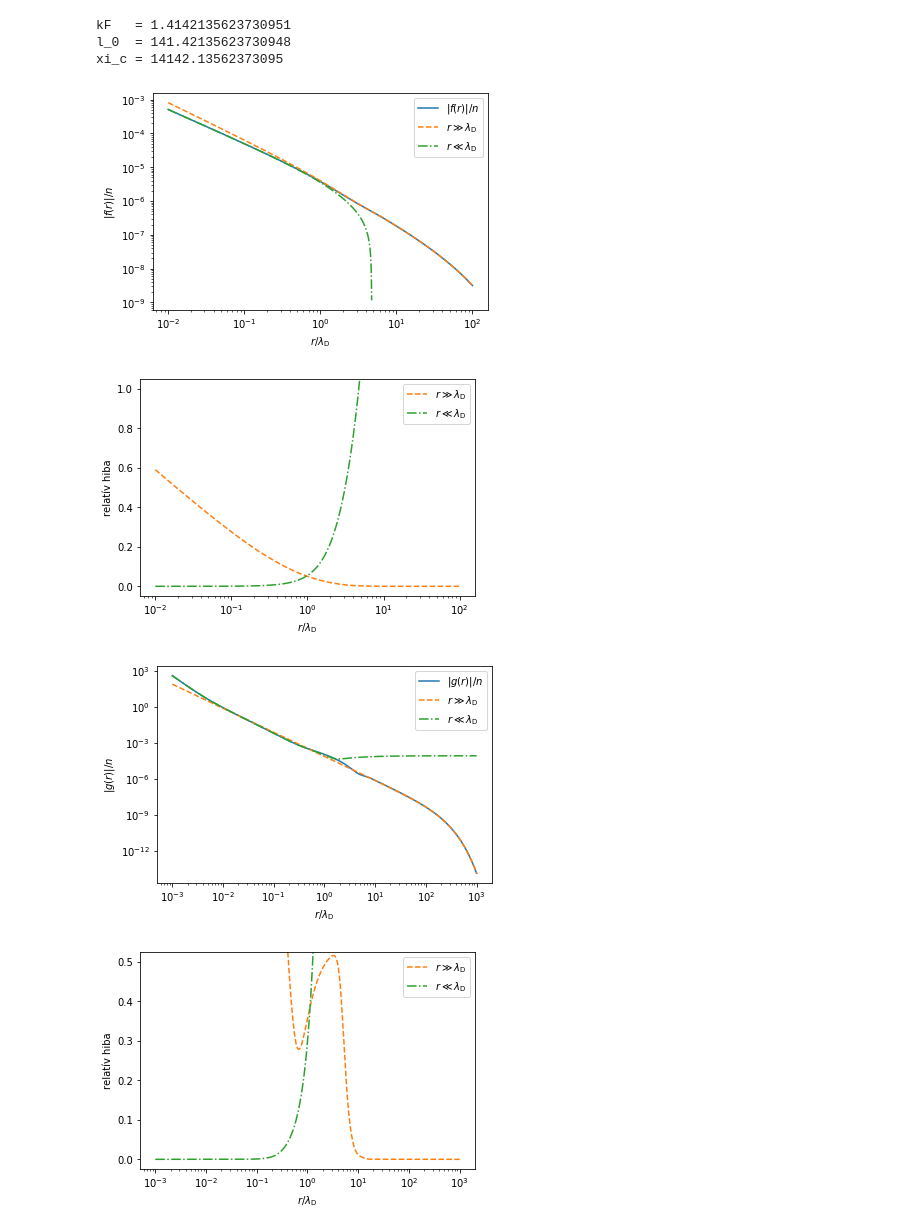
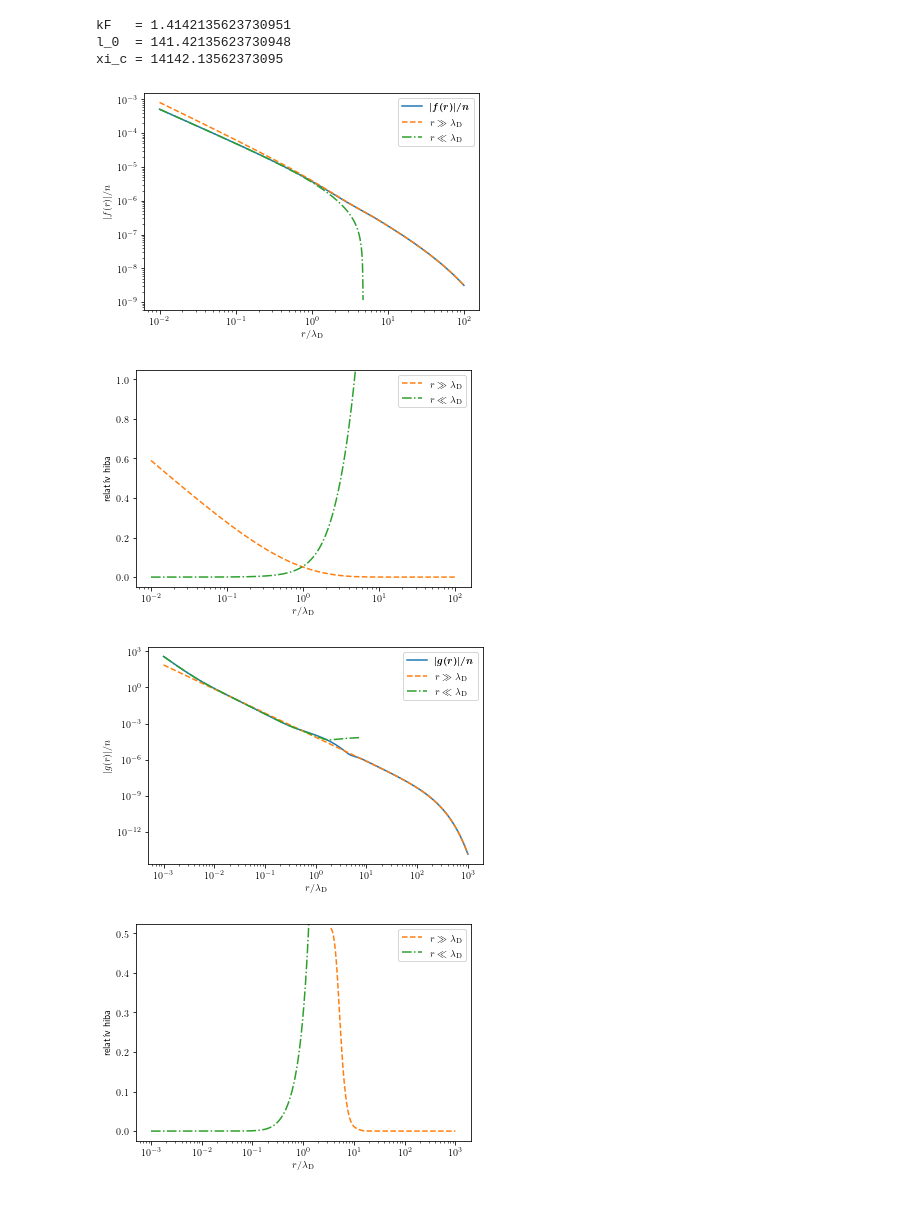
Before and after one commit to Il-Capitano/bsc-thesis, a Jupyter notebook: python/superconducting_state.ipynb, the cells around one changed output. Cells and saved outputs as stored; diff of their text form; code cells hidden in the pictures; blank space fills up the shorter version.

```diff
--- a/python/superconducting_state.ipynb
+++ b/python/superconducting_state.ipynb
@@ -2,6 +2,8 @@
 import numpy as np
 import matplotlib.pyplot as plt
 from scipy import integrate, special
+plt.rcParams['text.usetex'] = True
+plt.rcParams['text.latex.preamble'] = r'\usepackage{bm}'
 # %%
 delta = 0.0001
 w0 = 0.01
@@ -53,30 +55,30 @@ near_field_fs = calc_near_field_fs(rs) / n
 # %%
 rs_norm = rs / l_0
 
 plt.figure(1)
-plt.loglog(rs_norm, np.abs(fs), label='$|f(r)| / n$')
+plt.loglog(rs_norm, np.abs(fs), label=r'$\boldsymbol{|f(r)| / n}$')
 plt.plot(rs_norm, np.abs(far_field_fs), '--', label=r'$r \gg \lambda_\mathrm{D}$')
 plt.plot(rs_norm[:669], np.abs(near_field_fs)[:669], '-.', label=r'$r \ll \lambda_\mathrm{D}$')
 plt.xlabel(r'$r / \lambda_\mathrm{D}$')
 plt.ylabel(r'$|f(r)| / n$')
 plt.legend()
 
 plt.savefig("../latex/F_sc.pdf", format="pdf", bbox_inches="tight")
 
 plt.figure(2)
 plt.semilogx(rs_norm, np.abs(fs - far_field_fs) / np.abs(fs), '--', label=r'$r \gg \lambda_\mathrm{D}$', color='tab:orange')
 plt.plot(rs_norm, np.abs(fs - near_field_fs) / np.abs(fs), '-.', label=r'$r \ll \lambda_\mathrm{D}$', color='tab:green')
 plt.ylim([-0.05, 1.05])
 plt.xlabel(r'$r / \lambda_\mathrm{D}$')
 plt.ylabel('relatív hiba')
 plt.legend()
 
 plt.savefig("../latex/F_sc_error.pdf", format="pdf", bbox_inches="tight")
 
 plt.show()
 # %% [output]
-[figure, old version]
+[figure, new version]
-[figure, old version]
+[figure, new version]
 # %%
 def g_integral_body_sc(r_tilde, y):
     return y / np.sqrt(y*y - 1) * np.exp(-r_tilde * y) / ((l_0_tilde * y)**4 + 1)
@@ -126,9 +128,9 @@ normal_gs = calc_g_normal(rs) / n
 rs_norm = rs / l_0
 
 plt.figure(1)
-plt.loglog(rs_norm, np.abs(gs), label='$|g(r)| / n$')
+plt.loglog(rs_norm, np.abs(gs), label=r'$\boldsymbol{|g(r)| / n}$')
 plt.plot(rs_norm, np.abs(far_field_gs), '--', label=r'$r \gg \lambda_\mathrm{D}$')
-plt.plot(rs_norm, np.abs(near_field_gs), '-.', label=r'$r \ll \lambda_\mathrm{D}$')
+plt.plot(rs_norm[:650], np.abs(near_field_gs)[:650], '-.', label=r'$r \ll \lambda_\mathrm{D}$')
 # plt.plot(rs_norm, np.abs(normal_gs), '-.', label=r'$r \ll \lambda_\mathrm{D}$')
 plt.xlabel(r'$r / \lambda_\mathrm{D}$')
 plt.ylabel('$|g(r)| / n$')
@@ -137,7 +139,7 @@ plt.legend()
 plt.savefig("../latex/G_sc.pdf", format="pdf", bbox_inches="tight")
 
 plt.figure(2)
-plt.semilogx(rs_norm, np.abs(gs - far_field_gs) / np.abs(gs), '--', label=r'$r \gg \lambda_\mathrm{D}$', color='tab:orange')
+plt.semilogx(rs_norm[590:], (np.abs(gs - far_field_gs) / np.abs(gs))[590:], '--', label=r'$r \gg \lambda_\mathrm{D}$', color='tab:orange')
 plt.plot(rs_norm, np.abs(gs - near_field_gs) / np.abs(gs), '-.', label=r'$r \ll \lambda_\mathrm{D}$', color='tab:green')
 plt.ylim([-0.025, 0.525])
 plt.xlabel(r'$r / \lambda_\mathrm{D}$')
@@ -148,8 +150,8 @@ plt.savefig("../latex/G_sc_error.pdf", format="pdf", bbox_inches="tight")
 
 plt.show()
 # %% [output]
-[figure, old version]
+[figure, new version]
-[figure, old version]
+[figure, new version]
 # %%
 rs = np.exp(np.linspace(np.log(1e-4 * l_0), np.log(10**3.4 * l_0), 1000))
 gs = calc_g(rs) / n
```
Also changed, not shown: parts of 4 cells of this notebook, 13 other files.
